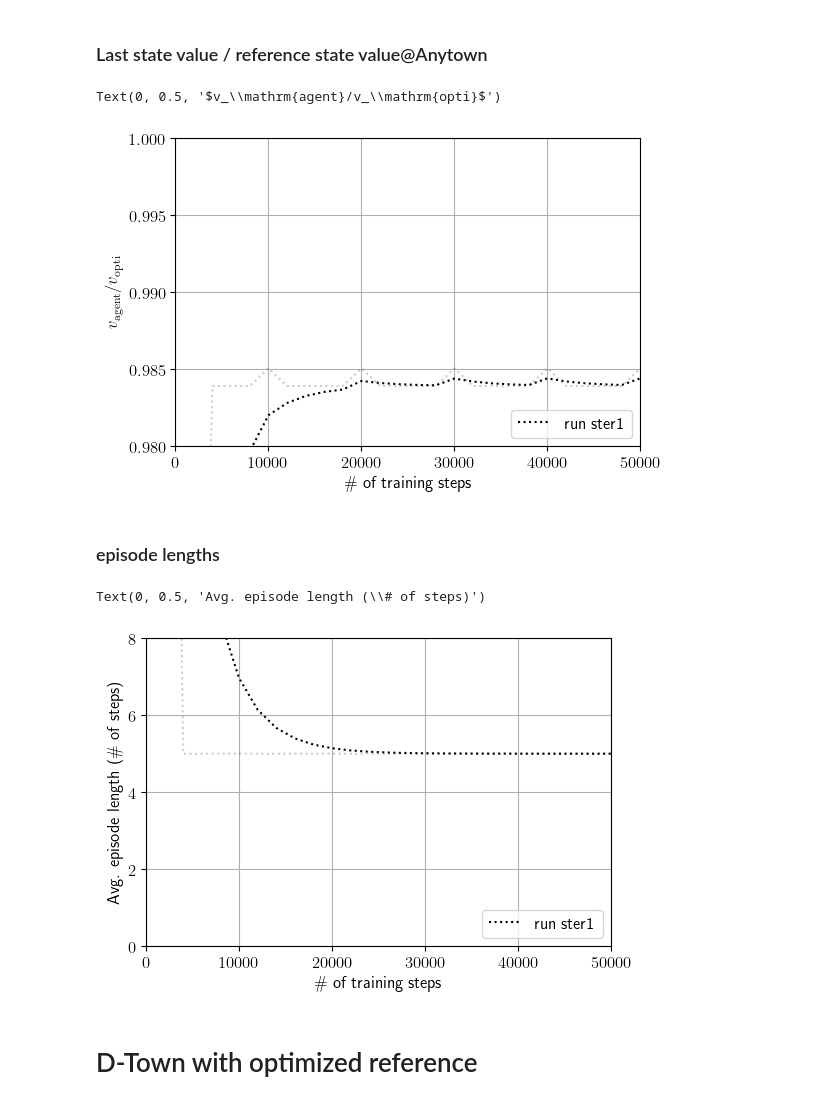
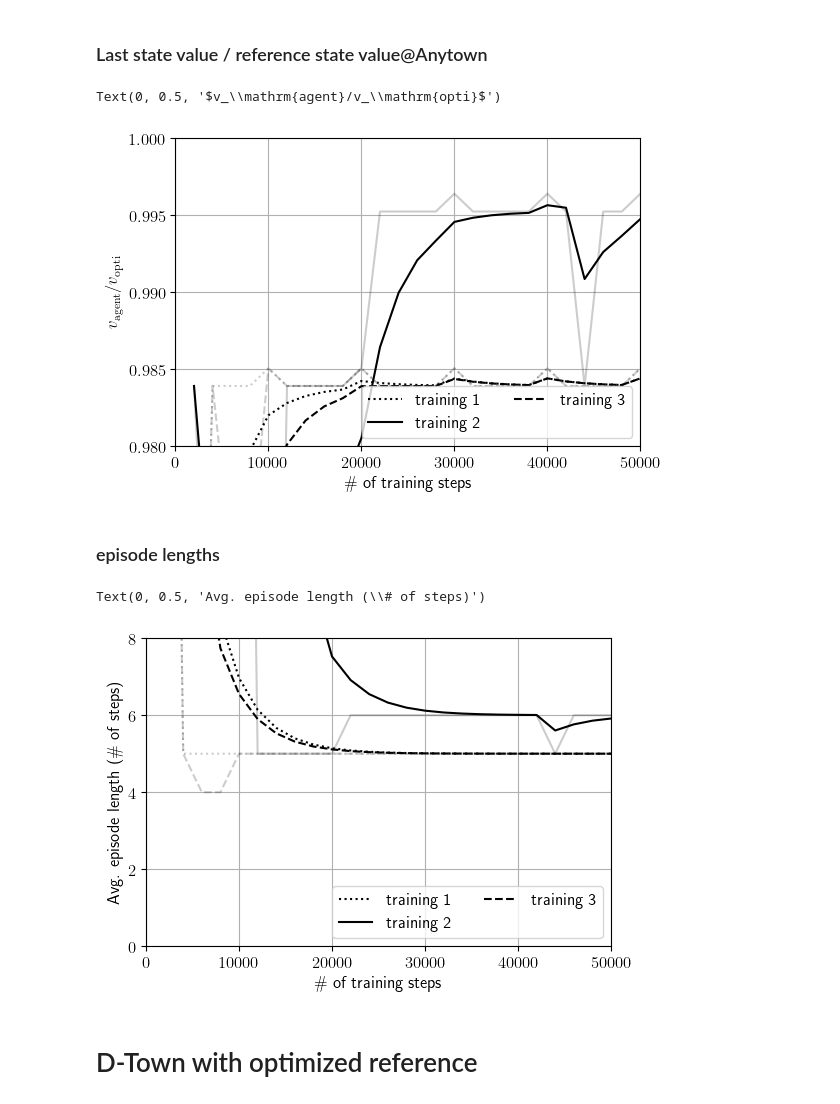
Before and after one commit to linyudoa/rl-wds, a Jupyter notebook: evaluation/camera_ready_plots.ipynb, the cells around one changed output. Cells and saved outputs as stored; diff of their text form; code cells hidden in the pictures.

```diff
--- a/evaluation/camera_ready_plots.ipynb
+++ b/evaluation/camera_ready_plots.ipynb
@@ -29,6 +29,8 @@ saveFig = False
 # %%
 hist_files = [
     '../experiments/history/anytownMaster1_vld.h5',
+    '../experiments/history/anytownMaster2_vld.h5',
+    '../experiments/history/anytownMaster3_vld.h5',
 ]
 fn_suffix = 'Anytown'
 # %%
@@ -77,35 +79,35 @@ linestyles_for_more = [
 
      (0, (5, 10)), # loosely dashed
      (0, (5, 5)), # dashed
      (0, (5, 1)), # densely dashed
 
      (0, (3, 10, 1, 10)), # loosely dashdotted
      (0, (3, 5, 1, 5)), # dashdotted
      (0, (3, 1, 1, 1)), # densely dashdotted
 
      (0, (3, 5, 1, 5, 1, 5)), # dashdotdotted
      (0, (3, 10, 1, 10, 1, 10)), # loosely dashdotdotted
      (0, (3, 1, 1, 1, 1, 1)) # densely dashdotdotted
 ]
 
 for header, linestyle in zip(reward_ratio.columns.values, linestyles):
     colid = header[0]
     ax.plot(reward_ratio[colid], '-', alpha=.2, color='black', linestyle=linestyle)
     ax.plot(reward_ratio[colid].ewm(alpha=.4).mean(),
-            label='run '+colid[9:-4],
+            label='training '+colid[-5:-4],
             color='black',
             linestyle=linestyle
            )
 plt.legend(loc='lower right', ncol=2)
 plt.grid(True)
 ax.set_xlim(0, 50000)
 ax.set_ylim(.98, 1.0)
 plt.locator_params(axis='y', nbins=5)
 ax.set_xlabel('\# of training steps')
 ax.set_ylabel('$v_\mathrm{agent}/v_\mathrm{opti}$')
 # %% [output]
 Text(0, 0.5, '$v_\\mathrm{agent}/v_\\mathrm{opti}$')
-[figure, old version]
+[figure, new version]
 # %%
 if saveFig:
     fig.savefig(fname='./figures/value_ratio_'+fn_suffix+'.pdf', format='pdf', bbox_inches='tight')
@@ -120,7 +122,7 @@ for header, linestyle in zip(reward_ratio.columns.values, linestyles):
     ax.plot(steps[colid], '-', alpha=.2, color='black', linestyle=linestyle)
     ax.plot(steps[colid].ewm(alpha=.4).mean(),
             #label='run '+colid[-5],
-            label='run '+colid[9:-4],
+            label='training '+colid[-5:-4],
             color='black',
             linestyle=linestyle
            )
@@ -133,7 +135,7 @@ ax.set_xlabel('\# of training steps')
 ax.set_ylabel('Avg. episode length (\# of steps)')
 # %% [output]
 Text(0, 0.5, 'Avg. episode length (\\# of steps)')
-[figure, old version]
+[figure, new version]
 # %%
 if saveFig:
     fig.savefig(fname='./figures/episode_length_'+fn_suffix+'.pdf', format='pdf', bbox_inches='tight')
```
